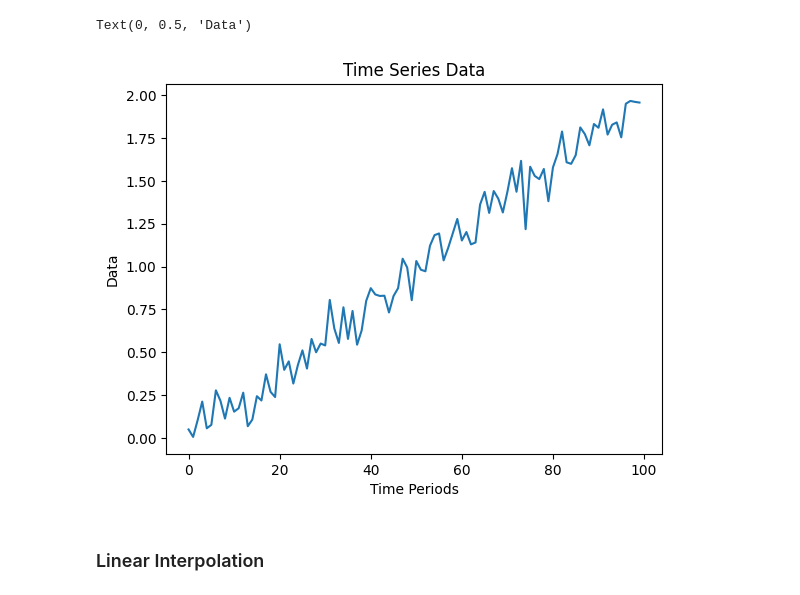
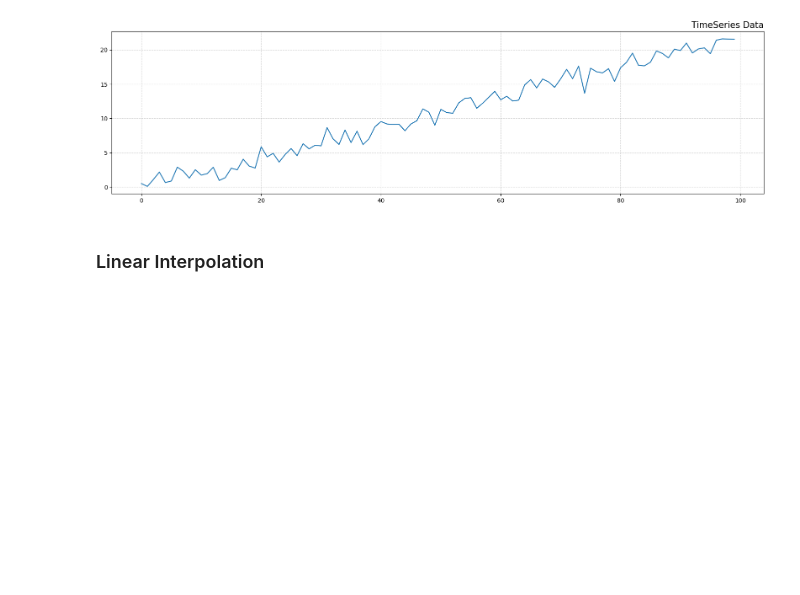
Before and after one commit to talhajamal11/mathematical_modelling, a Jupyter notebook: src/Time Series/interpolation_extrapolation.ipynb, the cells around one changed output. Saved outputs shown, nothing was run; the diff lists cells and outputs as text; code cells hidden in the pictures; blank space fills up the shorter version.

Commit message:
Finished generating time series data

```diff
--- a/src/Time Series/interpolation_extrapolation.ipynb
+++ b/src/Time Series/interpolation_extrapolation.ipynb
@@ -8,24 +9,30 @@ import matplotlib.pyplot as plt
 # %%
 # Generate Random Time Series Data
 np.random.seed(42)
-_n = 100
-_mean = 0
-_std = 0.1
-_trend = 0.02
-_window_size = 20
+n = 100
+mean = 0
+std = 1
+trend = 0.22
+window_size = 11
 
-time_series = np.random.normal(_mean, _std, _n)
+time_series = np.random.normal(mean, std, n)
 
-time_axis = np.arange(_n)
-trend = _trend * time_axis
+time_axis = np.arange(n)
+trend = trend * time_axis
 time_series = time_series + trend
 
-smoothed_time_series = np.convolve(time_series, np.ones(_window_size)/_window_size, mode='valid')
-
-plt.plot(time_series)
-plt.title("Time Series Data")
-plt.xlabel("Time Periods")
-plt.ylabel("Data")
+smoothed_time_series = savgol_filter(time_series, window_size, 3)
-# %% [output]
-Text(0, 0.5, 'Data')
-[figure, removed]
+# %%
+def plot_ts(ts: pd.Series, title: str = None) -> None:
+    """plots a given timeseries and displays an optional title"""
+
+    plt.figure(figsize=(20, 5))
+    ax = plt.subplot(111)
+    plt.plot(ts)
+    plt.title(title or '', loc='right', fontsize=15)
+    plt.grid(alpha=0.5, linestyle='dashed')
+    plt.show()
+# %%
+plot_ts(time_series, title='TimeSeries Data')
+# %% [output]
+[figure, added]
```
Also changed, not shown: parts of 2 cells of this notebook.
